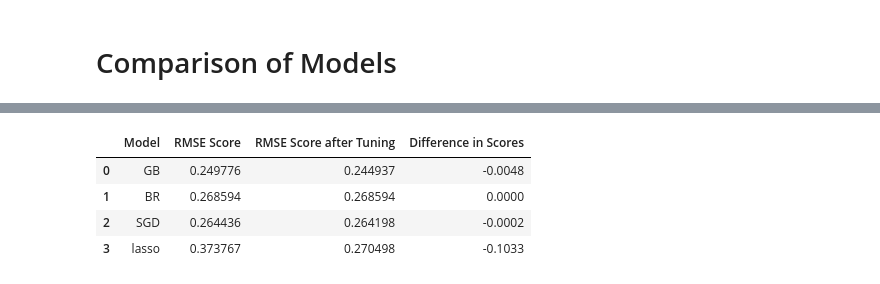
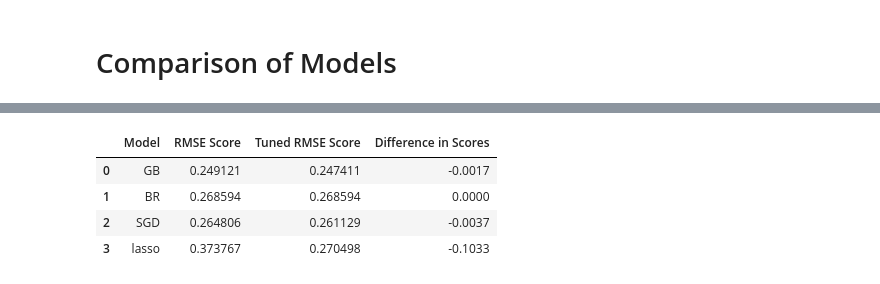
Before and after one commit to andreaeddyricci/Webinar-Attendance-Capstone, a Jupyter notebook: Preprocessing_and_Modeling.ipynb, the cells around one changed output, grey strips where cells are left out. Saved outputs shown, nothing was run; the diff lists cells and outputs as text; code cells hidden in the pictures.

```diff
--- a/Preprocessing_and_Modeling.ipynb
+++ b/Preprocessing_and_Modeling.ipynb
@@ -259,10 +240,10 @@ eli5.show_weights(GB, top=10, feature_names = X_train.columns.tolist())
 ##Hyperparameter Tuning
 # %%
 param_grid_GB = {
-    "n_estimators": [5, 50, 500, 1000],
-    "max_depth": [5, 10, 25],
-    "min_samples_split": [1, 5, 10],
-    "learning_rate": [0.001, 0.01, 0.1, 1]
+    "n_estimators": [2, 50, 500, 1000],
+    "max_depth": [3, 10, 25],
+    "min_samples_split": [2, 5, 10],
+    "learning_rate": [0.001, 0.01, 0.1, 10]
 }
 
 GB_grid = RandomizedSearchCV(GradientBoostingRegressor(), param_grid_GB, cv=5, scoring='neg_root_mean_squared_error', verbose=1, n_jobs=-1)
@@ -554,15 +501,15 @@ _ = plt.xticks(rotation = 65)
 # %%
 rmse_df = pd.DataFrame(list(zip(models, RMSE_scores, RMSE_tuned_scores)),
-               columns =['Model', 'RMSE Score','RMSE Score after Tuning'])
+               columns =['Model', 'RMSE Score','Tuned RMSE Score'])
 
-rmse_df['Difference in Scores'] = rmse_df['RMSE Score after Tuning'] - rmse_df['RMSE Score']
+rmse_df['Difference in Scores'] = rmse_df['Tuned RMSE Score'] - rmse_df['RMSE Score']
 
 rmse_df['Difference in Scores'] = rmse_df['Difference in Scores'].round(decimals=4)
 
 rmse_df
 # %% [output]
-|  | Model | RMSE Score | RMSE Score after Tuning | Difference in Scores |
-| 0 | GB | 0.249776 | 0.244937 | -0.0048 |
+|  | Model | RMSE Score | Tuned RMSE Score | Difference in Scores |
+| 0 | GB | 0.249121 | 0.247411 | -0.0017 |
 | 1 | BR | 0.268594 | 0.268594 | 0.0000 |
-| 2 | SGD | 0.264436 | 0.264198 | -0.0002 |
+| 2 | SGD | 0.264806 | 0.261129 | -0.0037 |
 | 3 | lasso | 0.373767 | 0.270498 | -0.1033 |
```
Also changed, not shown: parts of 29 cells of this notebook.
